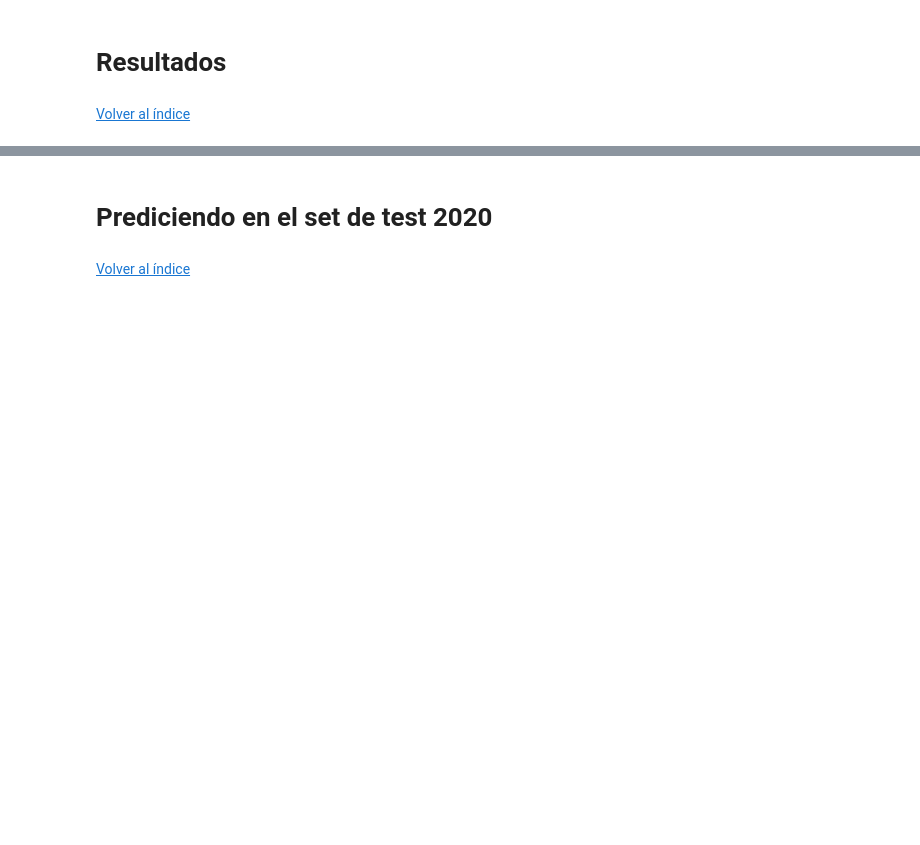
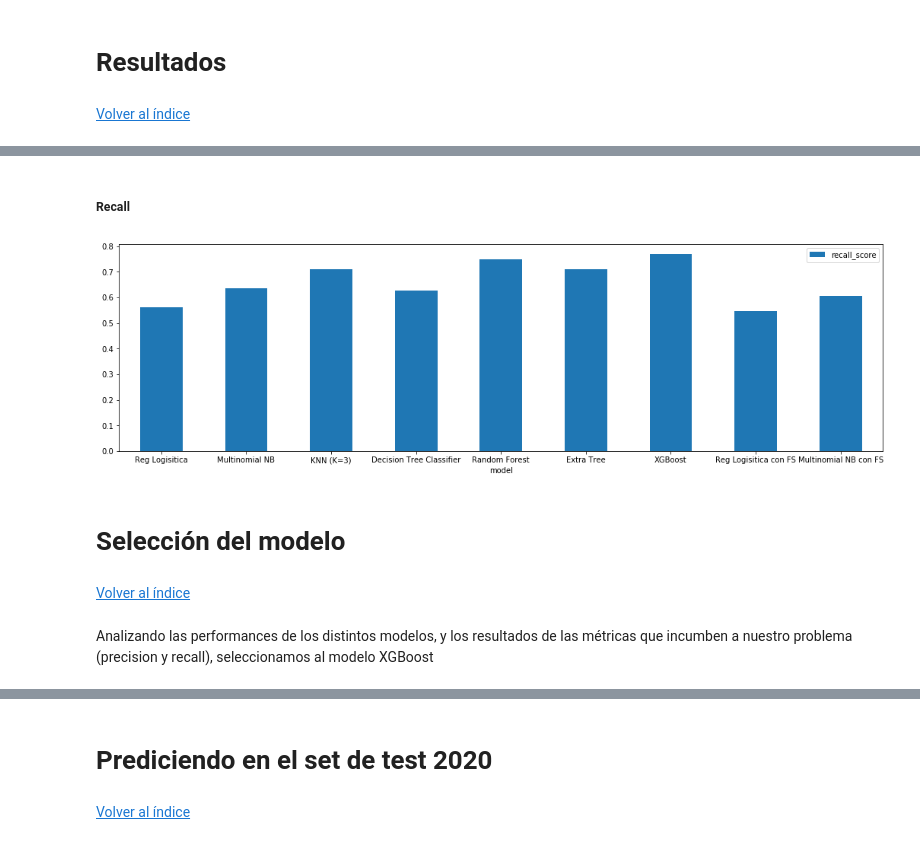
Before and after one commit to rdgagliano/DataScience-Grupo3, a Jupyter notebook: _2_Entrenamiento_Modelos.ipynb, the cells around one changed output, grey strips where cells are left out. Drawn from its saved outputs; the diff is of its cells as text; code cells hidden in the pictures; blank space fills up the shorter version.

```diff
--- a/_2_Entrenamiento_Modelos.ipynb
+++ b/_2_Entrenamiento_Modelos.ipynb
@@ -1026,0 +1066,38 @@ weighted avg       0.59      0.58      0.58      3057
+# %% [markdown]
+##### Recall
+# %%
+recall_metrics = []
+
+#regresion logistica
+recall_metrics.append({"recall_score": classification_report(y_test_simplified_smoted,reg_log_predicciones, output_dict=True)['2']['recall'], "model": "Reg Logisitica"})
+#Multinomial NB
+recall_metrics.append({"recall_score": classification_report(y_test_simplified_smoted,bnb_predicciones, output_dict=True)['2']['recall'], "model": "Multinomial NB"})
+#KNN
+recall_metrics.append({"recall_score": classification_report(y_test_simplified_smoted,knn_y_pred, output_dict=True)['2']['recall'], "model": "KNN (K="+ str(knn_grid.best_params_['clasificador__n_neighbors']) +")"})
+#Decision Tree Classifier
+recall_metrics.append({"recall_score": classification_report(y_test_simplified_smoted,classifier_tree_y_pred, output_dict=True)['2']['recall'], "model": "Decision Tree Classifier"})
+#Random Forest
+recall_metrics.append({"recall_score": classification_report(y_test_simplified_smoted,random_forest_y_pred, output_dict=True)['2']['recall'], "model": "Random Forest"})
+#Extra Trees
+recall_metrics.append({"recall_score": classification_report(y_test_simplified_smoted,extra_tree_y_pred, output_dict=True)['2']['recall'], "model": "Extra Tree"})
+#XGBoost
+recall_metrics.append({"recall_score": classification_report(y_test_simplified_smoted,xgb_y_pred, output_dict=True)['2']['recall'], "model": "XGBoost"})
+#Regresion Logistica con FS
+recall_metrics.append({"recall_score": classification_report(y_test_simplified_smoted,FS_reg_log_predicciones, output_dict=True)['2']['recall'], "model": "Reg Logisitica con FS"})
+#Multinomial NB con FS
+recall_metrics.append({"recall_score": classification_report(y_test_simplified_smoted,FS_bnb_predicciones, output_dict=True)['2']['recall'], "model": "Multinomial NB con FS"})
+
+
+#lo pasamos a un dataframe
+df_recall = pd.DataFrame(recall_metrics)
+# %%
+#graficamos los resultados
+ax = df_recall.plot.bar(x='model', y='recall_score', rot=0, figsize=(18,5))
+# %% [output]
+[figure, added]
+# %% [markdown]
+# Selección del modelo <a id="seleccion_modelo"></a>
+# %% [markdown]
+<a href="#titulo">Volver al índice</a>
+# %% [markdown]
+Analizando las performances de los distintos modelos, y los resultados de las métricas que incumben a nuestro problema (precision y recall), seleccionamos al modelo XGBoost
```
Also changed, not shown: parts of 37 cells of this notebook.
